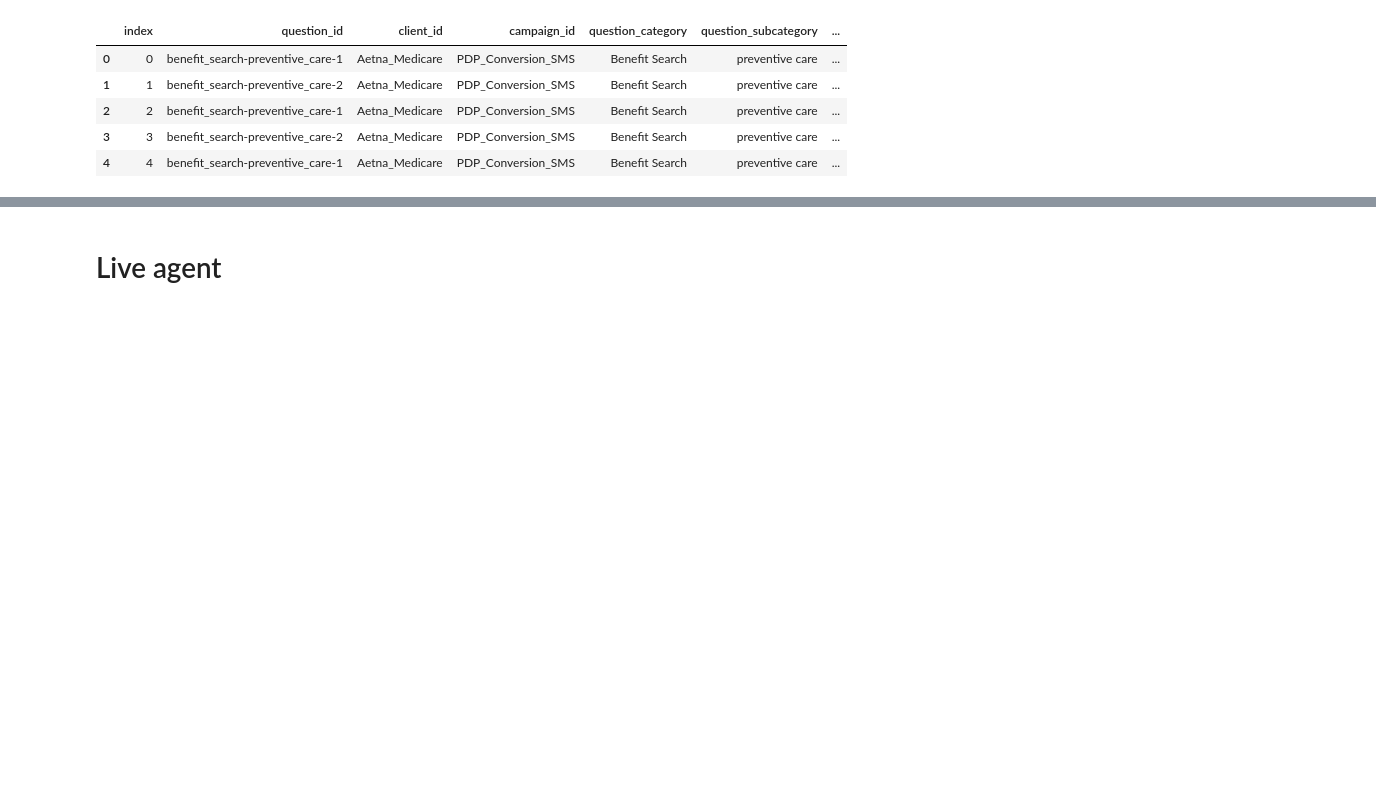
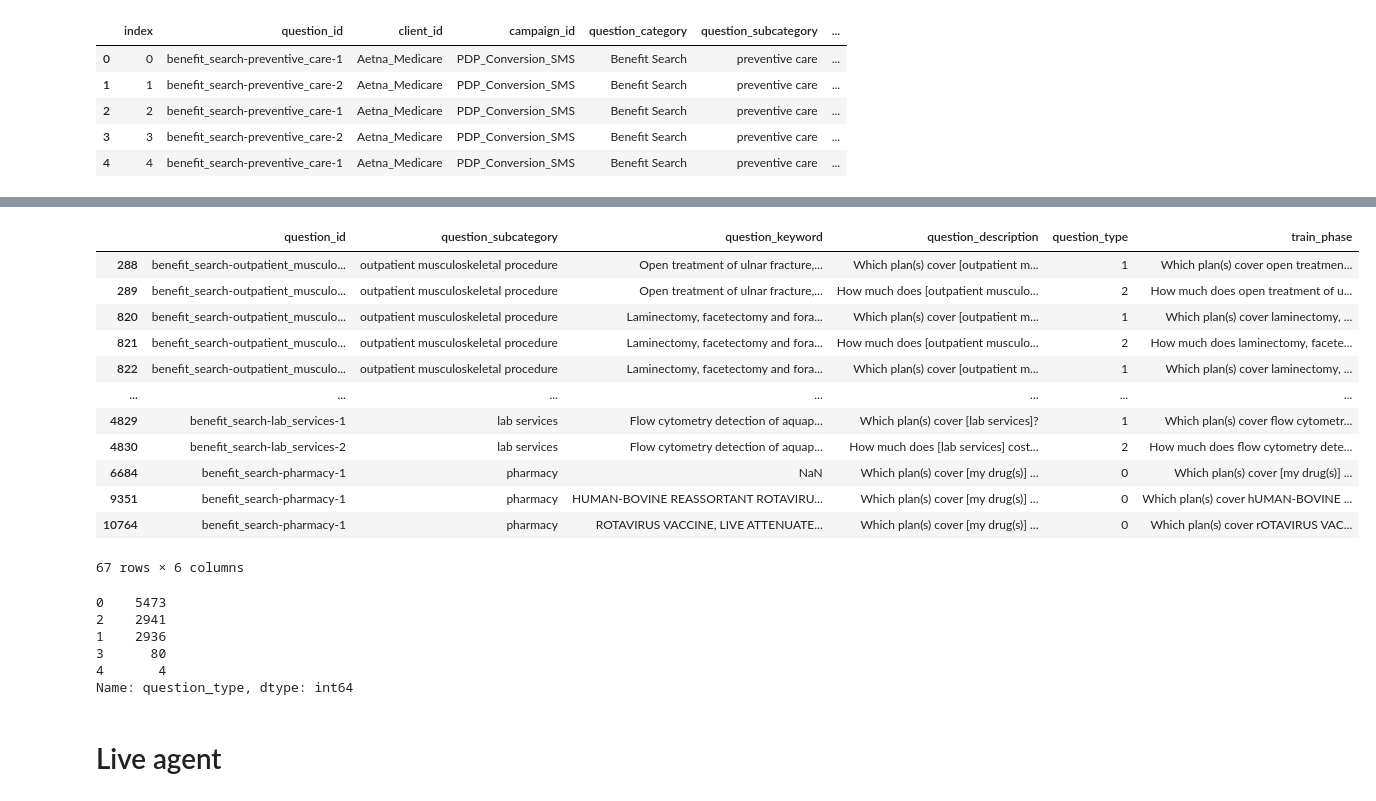
Before and after one commit to SinolationGroup/nlp-models, a Jupyter notebook: notebooks/02-data_generation.ipynb, the cells around one changed output, grey strips where cells are left out. Saved outputs shown, nothing was run; the diff lists cells and outputs as text; code cells hidden in the pictures; blank space fills up the shorter version.

```diff
--- a/notebooks/02-data_generation.ipynb
+++ b/notebooks/02-data_generation.ipynb
@@ -201,0 +187,25 @@ processed_df.question_id.unique().shape
+# %%
+merged_df[merged_df.train_phase.str.contains('\[')]
+# %% [output]
+|  | question_id | question_subcategory | question_keyword | question_description | question_type | train_phase |
+| 288 | benefit_search-outpatient_musculo... | outpatient musculoskeletal procedure | Open treatment of ulnar fracture,... | Which plan(s) cover [outpatient m... | 1 | Which plan(s) cover open treatmen... |
+| 289 | benefit_search-outpatient_musculo... | outpatient musculoskeletal procedure | Open treatment of ulnar fracture,... | How much does [outpatient musculo... | 2 | How much does open treatment of u... |
+| 820 | benefit_search-outpatient_musculo... | outpatient musculoskeletal procedure | Laminectomy, facetectomy and fora... | Which plan(s) cover [outpatient m... | 1 | Which plan(s) cover laminectomy, ... |
+| 821 | benefit_search-outpatient_musculo... | outpatient musculoskeletal procedure | Laminectomy, facetectomy and fora... | How much does [outpatient musculo... | 2 | How much does laminectomy, facete... |
+| 822 | benefit_search-outpatient_musculo... | outpatient musculoskeletal procedure | Laminectomy, facetectomy and fora... | Which plan(s) cover [outpatient m... | 1 | Which plan(s) cover laminectomy, ... |
+| ... | ... | ... | ... | ... | ... | ... |
+| 4829 | benefit_search-lab_services-1 | lab services | Flow cytometry detection of aquap... | Which plan(s) cover [lab services]? | 1 | Which plan(s) cover flow cytometr... |
+| 4830 | benefit_search-lab_services-2 | lab services | Flow cytometry detection of aquap... | How much does [lab services] cost... | 2 | How much does flow cytometry dete... |
+| 6684 | benefit_search-pharmacy-1 | pharmacy | NaN | Which plan(s) cover [my drug(s)] ... | 0 | Which plan(s) cover [my drug(s)] ... |
+| 9351 | benefit_search-pharmacy-1 | pharmacy | HUMAN-BOVINE REASSORTANT ROTAVIRU... | Which plan(s) cover [my drug(s)] ... | 0 | Which plan(s) cover hUMAN-BOVINE ... |
+| 10764 | benefit_search-pharmacy-1 | pharmacy | ROTAVIRUS VACCINE, LIVE ATTENUATE... | Which plan(s) cover [my drug(s)] ... | 0 | Which plan(s) cover rOTAVIRUS VAC... |
+67 rows × 6 columns
+# %%
+merged_df.question_type.value_counts()
+# %% [output]
+0    5473
+2    2941
+1    2936
+3      80
+4       4
+Name: question_type, dtype: int64
```
Also changed, not shown: parts of 7 cells of this notebook, 7 other files.
